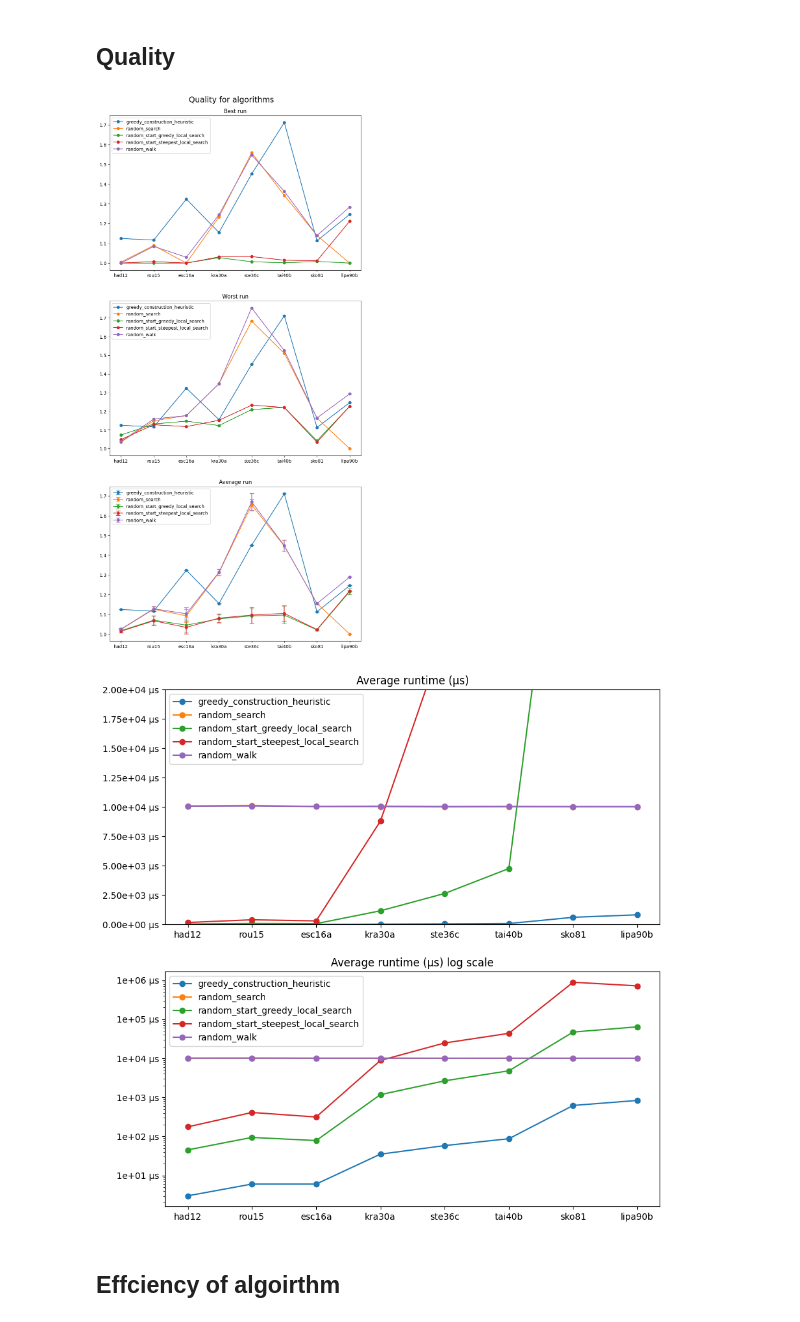
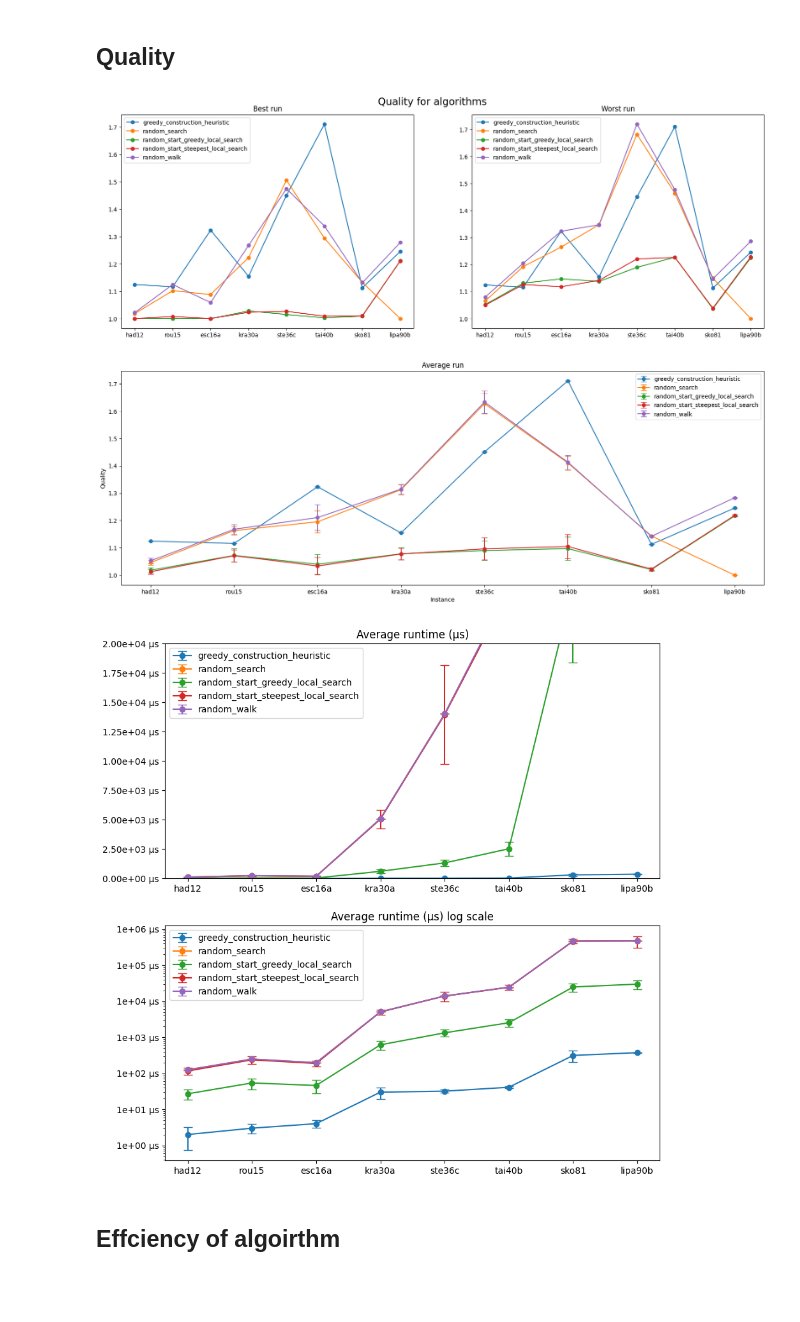
Before and after one commit to 2002jan/put-biam-2025, a Jupyter notebook: visualization/instances_vis.ipynb, the cells around one changed output. Drawn from its saved outputs; the diff is of its cells as text; code cells hidden in the pictures; blank space fills up the shorter version.

Commit message:
Fixed visualizations

```diff
--- a/visualization/instances_vis.ipynb
+++ b/visualization/instances_vis.ipynb
@@ -18,8 +26,10 @@ instances_data = {}
 for instance in instances:
     instance_path = os.path.join(path, instance)
     instance_data = read_json(instance_path)
-    instances_data[instance] = instance_data
+    insta_name = instance.split("_")[-1]
+    instances_data[insta_name] = instance_data
 
+instances = list(map(lambda x: x.split("_")[-1], instances))
 instances_data.keys()
 # %% [output]
 dict_keys(['had12', 'rou15', 'esc16a', 'kra30a', 'ste36c', 'tai40b', 'sko81', 'lipa90b'])
@@ -36,35 +46,37 @@ algos
 ## Quality
 # %%
 def plot_quality_per_instance(plots_n, subplot_index, get_final_score, title):
-    ax = fig.add_subplot(plots_n, 1, subplot_index)
+    ax = fig.add_subplot(math.ceil(plots_n / 2), 2, subplot_index)
 
     for algo in algos:
         data = [get_final_score(instances_data[i][algo]) / instances_data[i][algo].optimum for i in instances]
         ax.plot(instances, data, label=algo, marker="o")
         ax.set_title(title)
         ax.legend()
 
-fig = plt.figure( figsize=(10, 20) )
+fig = plt.figure( figsize=(20, 14) )
 st = fig.suptitle("Quality for algorithms", fontsize="xx-large")
 
 plot_quality_per_instance(3, 1, lambda x: x.best_run.final_score, "Best run")
 
 plot_quality_per_instance(3, 2, lambda x: x.worst_run.final_score, "Worst run")
 
-ax = fig.add_subplot(3, 1, 3)
+ax = fig.add_subplot(2, 1, 2)
 
 for algo in algos:
     dirty_data = [[r.final_score / instances_data[i][algo].optimum for r in instances_data[i][algo].runs] for i in instances]
     data = [np.mean(dd) for dd in dirty_data]
     std = [np.std(dd) for dd in dirty_data]
     ax.errorbar(instances, data, yerr=std, label=algo, marker="o", capsize=5)
     ax.set_title("Average run")
+    ax.set_xlabel("Instance")
+    ax.set_ylabel("Quality")
     ax.legend()
 
 st.set_y(0.95)
 fig.subplots_adjust(top=0.92)
 # %% [output]
-[figure, old version]
+[figure, new version]
 # %%
 fig = plt.figure(figsize=(10, 10))
 
@@ -73,14 +85,16 @@ ax_log = fig.add_subplot(2, 1, 2)
 
 for algo in algos:
     data = [instances_data[i][algo].avg_runtime for i in instances]
-    ax_norm.plot(instances, data, label=algo, marker="o")
+    data_std = [np.std([r.algorithm_run_time for r in instances_data[i][algo].runs]) for i in instances]
+    ax_norm.errorbar(instances, data, yerr=data_std, label=algo, marker="o", capsize=5)
     ax_norm.set_title("Average runtime (μs)")
     ax_norm.legend()
     ax_norm.set_ylim(0, 20000)
     ax_norm.yaxis.set_major_formatter(mticker.FormatStrFormatter("%.2e μs"))
 
 
-    ax_log.plot(instances, data, label=algo, marker="o")
+    # ax_log.plot(instances, data, label=algo, marker="o")
+    ax_log.errorbar(instances, data, yerr=data_std, label=algo, marker="o", capsize=5)
     ax_log.set_title("Average runtime (μs) log scale")
     ax_log.set_yscale("log")
     ax_log.legend()
@@ -89,7 +103,7 @@ for algo in algos:
 
 fig.subplots_adjust(top=0.92)
 # %% [output]
-[figure, old version]
+[figure, new version]
 # %% [markdown]
 ## Effciency of algoirthm
 # %%
```
Also changed, not shown: parts of 10 cells of this notebook, 1 other file.
